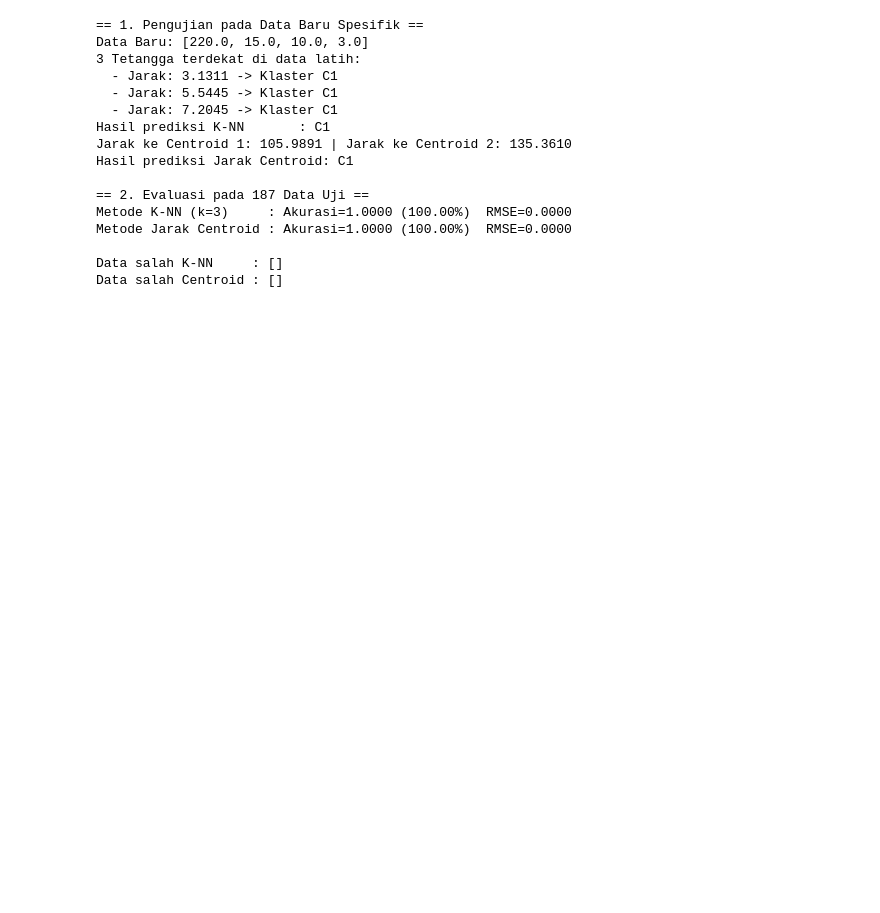
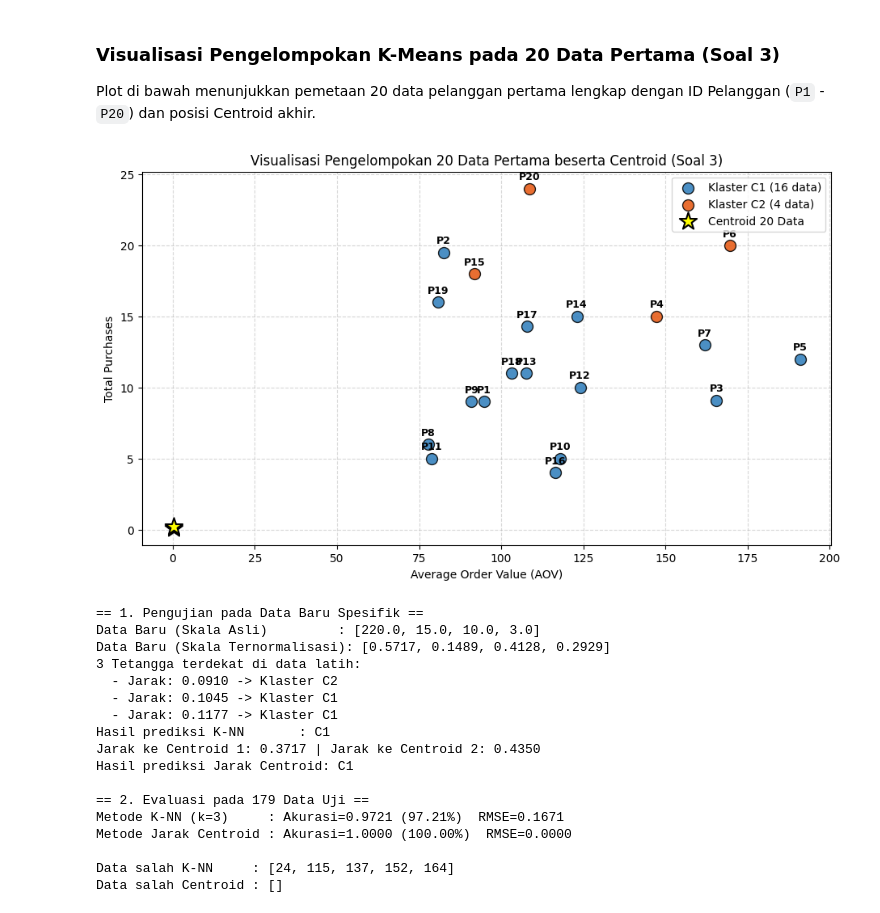
Before and after one commit to haidaralfff/ML_Learning, a Jupyter notebook: notebook/KNN_K-Means.ipynb, the cells around one changed output. Saved outputs shown, nothing was run; the diff lists cells and outputs as text; code cells hidden in the pictures; blank space fills up the shorter version.

Commit message:
docs: lengkapi analisis praktikum 1-3 dan sinkronisasi format laporan

```diff
--- a/notebook/KNN_K-Means.ipynb
+++ b/notebook/KNN_K-Means.ipynb
@@ -154,7 +194,7 @@ Centroid 2: [355.34110446091546, 13.071739130434782, 8.706521739130435, 2.976086
 klaster = clustering(x, centroid)
 
 df["Klaster"] = [
-f"C{nomor + 1}" for nomor in klaster
+    f"C{nomor + 1}" for nomor in klaster
 ]
 df["Label"] = klaster
 
@@ -164,9 +204,14 @@ df.to_excel(nama_file, index=False)
 
 print(f"\nHasil klaster berhasil disimpan ke file: {nama_file}")
 
-print("\nCentroid akhir:")
+print("\nCentroid akhir (Skala Ternormalisasi 0-1):")
 for i, c in enumerate(centroid):
-    print(f"C{i +1}: {c}")
+    print(f"C{i + 1}: {[round(v, 4) for v in c]}")
+
+print("\nCentroid akhir (Skala Asli / Denormalized):")
+for i, c in enumerate(centroid):
+    c_asli = denormalize_point(c, mins, maxs)
+    print(f"C{i + 1}: {[round(v, 2) for v in c_asli]}")
 
 print("\nHasil pengelompokan pelanggan (20 data pertama):")
 print(df[["ID"] + kolom_fitur + ["Klaster"]].head(20).to_string(index=False))
@@ -276,4 +381,34 @@ C2     5
 Name: count, dtype: int64
+# %% [markdown]
+### Visualisasi Pengelompokan K-Means pada 20 Data Pertama (Soal 3)
+Plot di bawah menunjukkan pemetaan 20 data pelanggan pertama lengkap dengan ID Pelanggan (`P1` - `P20`) dan posisi Centroid akhir.
+# %%
+# Visualisasi hasil pengelompokan pada 20 data pertama
+plt.figure(figsize=(11, 6))
+
+for k_label, color in warna_klaster.items():
+    sub20 = df20[df20['Klaster'] == k_label]
+    plt.scatter(sub20['Average_Order_Value'], sub20['Total_Purchases'],
+                c=color, label=f'Klaster {k_label} ({len(sub20)} data)', s=100, edgecolors='black', alpha=0.85, zorder=3)
+
+# Menambahkan label ID pelanggan pada setiap titik
+for _, row in df20.iterrows():
+    plt.annotate(row['ID'], (row['Average_Order_Value'], row['Total_Purchases']),
+                 textcoords="offset points", xytext=(0, 8), ha='center', fontsize=9, fontweight='bold')
+
+# Menampilkan centroid akhir dari 20 data
+plt.scatter([centroid20[0][0], centroid20[1][0]],
+            [centroid20[0][1], centroid20[1][1]],
+            c='yellow', s=260, marker='*', edgecolors='black', linewidth=1.5, label='Centroid 20 Data', zorder=5)
+
+plt.xlabel('Average Order Value (AOV)')
+plt.ylabel('Total Purchases')
+plt.title('Visualisasi Pengelompokan 20 Data Pertama beserta Centroid (Soal 3)')
+plt.legend(loc='upper right')
+plt.grid(True, linestyle='--', alpha=0.5)
+plt.show()
+# %% [output]
+[figure, added]
 # %%
 # soal 4 & 5: perbandingan data baru: dihitung jarak ke centroid vs metode K-NN
 
@@ -285,7 +420,14 @@ def centroid_predict_all(centroids, x_test):
     return [centroid_predict_point(centroids, pt) for pt in x_test]
 
 # 1. Perbandingan pada data baru spesifik (Soal 4)
-data_baru = [220.0, 15.0, 10.0, 3.0]
+data_baru_raw = [220.0, 15.0, 10.0, 3.0]
+
+# Normalisasi data baru menggunakan nilai min dan max dari data latih
+data_baru = [
+    (data_baru_raw[i] - mins[i]) / (maxs[i] - mins[i]) if maxs[i] != mins[i] else 0.0
+    for i in range(len(data_baru_raw))
+]
+
 jarak_list = [(euclidean(data_baru, xt), yt) for xt, yt in zip(x_latih, y_latih)]
 jarak_list.sort(key=lambda item: item[0])
 top3_knn = jarak_list[:3]
@@ -296,7 +438,8 @@ d_c2 = euclidean(data_baru, centroid[1])
 pred_cen_baru = 0 if d_c1 < d_c2 else 1
 
 print("== 1. Pengujian pada Data Baru Spesifik ==")
-print(f"Data Baru: {data_baru}")
+print(f"Data Baru (Skala Asli)         : {data_baru_raw}")
+print(f"Data Baru (Skala Ternormalisasi): {[round(v, 4) for v in data_baru]}")
 print("3 Tetangga terdekat di data latih:")
 for d, l in top3_knn:
     print(f"  - Jarak: {d:.4f} -> Klaster C{l + 1}")
@@ -322,18 +465,19 @@ print("Data salah K-NN     :", salah_knn)
 print("Data salah Centroid :", salah_cen)
 # %% [output]
 == 1. Pengujian pada Data Baru Spesifik ==
-Data Baru: [220.0, 15.0, 10.0, 3.0]
+Data Baru (Skala Asli)         : [220.0, 15.0, 10.0, 3.0]
+Data Baru (Skala Ternormalisasi): [0.5717, 0.1489, 0.4128, 0.2929]
 3 Tetangga terdekat di data latih:
-  - Jarak: 3.1311 -> Klaster C1
-  - Jarak: 5.5445 -> Klaster C1
-  - Jarak: 7.2045 -> Klaster C1
+  - Jarak: 0.0910 -> Klaster C2
+  - Jarak: 0.1045 -> Klaster C1
+  - Jarak: 0.1177 -> Klaster C1
 Hasil prediksi K-NN       : C1
-Jarak ke Centroid 1: 105.9891 | Jarak ke Centroid 2: 135.3610
+Jarak ke Centroid 1: 0.3717 | Jarak ke Centroid 2: 0.4350
 Hasil prediksi Jarak Centroid: C1
 
-== 2. Evaluasi pada 187 Data Uji ==
-Metode K-NN (k=3)     : Akurasi=1.0000 (100.00%)  RMSE=0.0000
+== 2. Evaluasi pada 179 Data Uji ==
+Metode K-NN (k=3)     : Akurasi=0.9721 (97.21%)  RMSE=0.1671
 Metode Jarak Centroid : Akurasi=1.0000 (100.00%)  RMSE=0.0000
 
-Data salah K-NN     : []
+Data salah K-NN     : [24, 115, 137, 152, 164]
 Data salah Centroid : []
```
Also changed, not shown: parts of 11 cells of this notebook, 9 other files.
